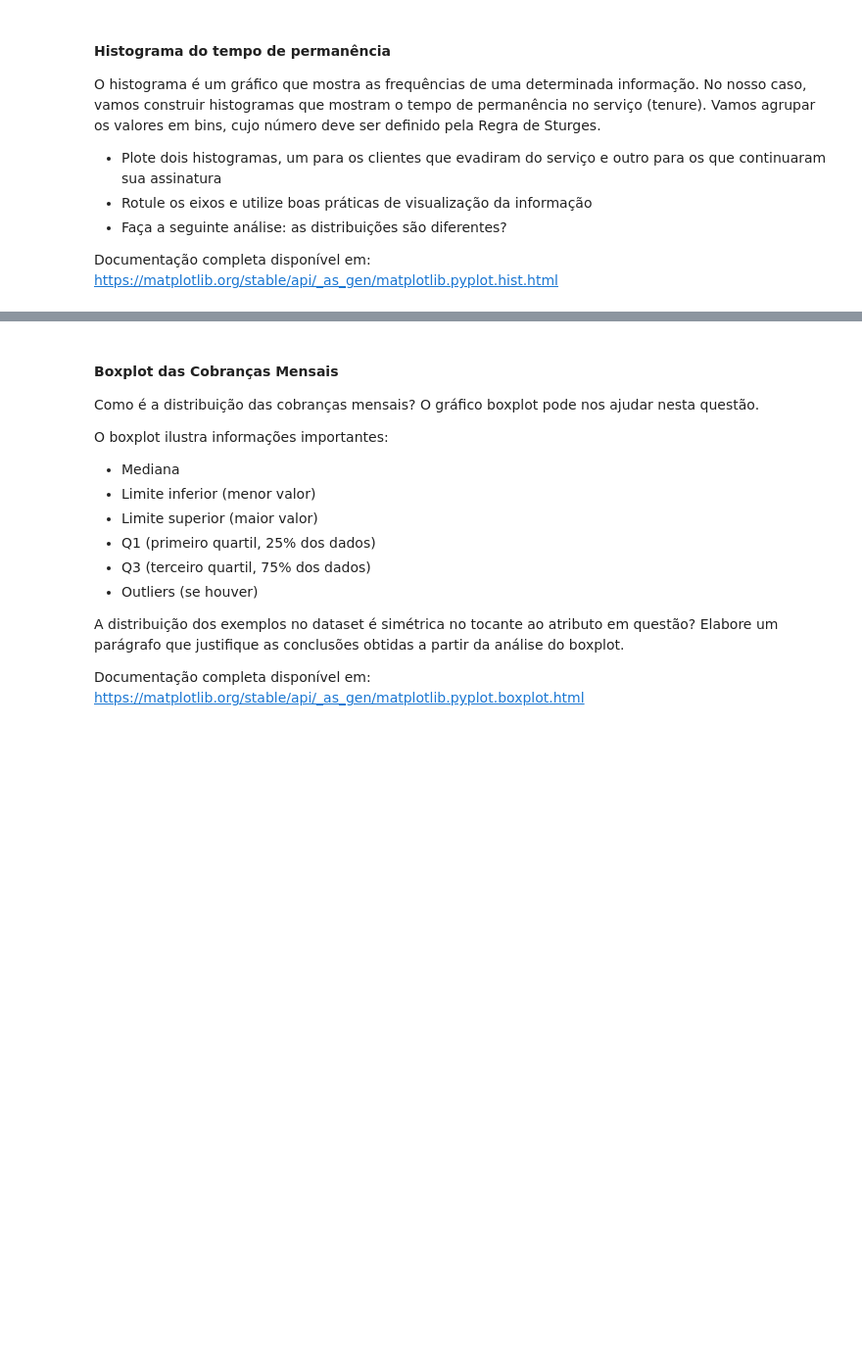
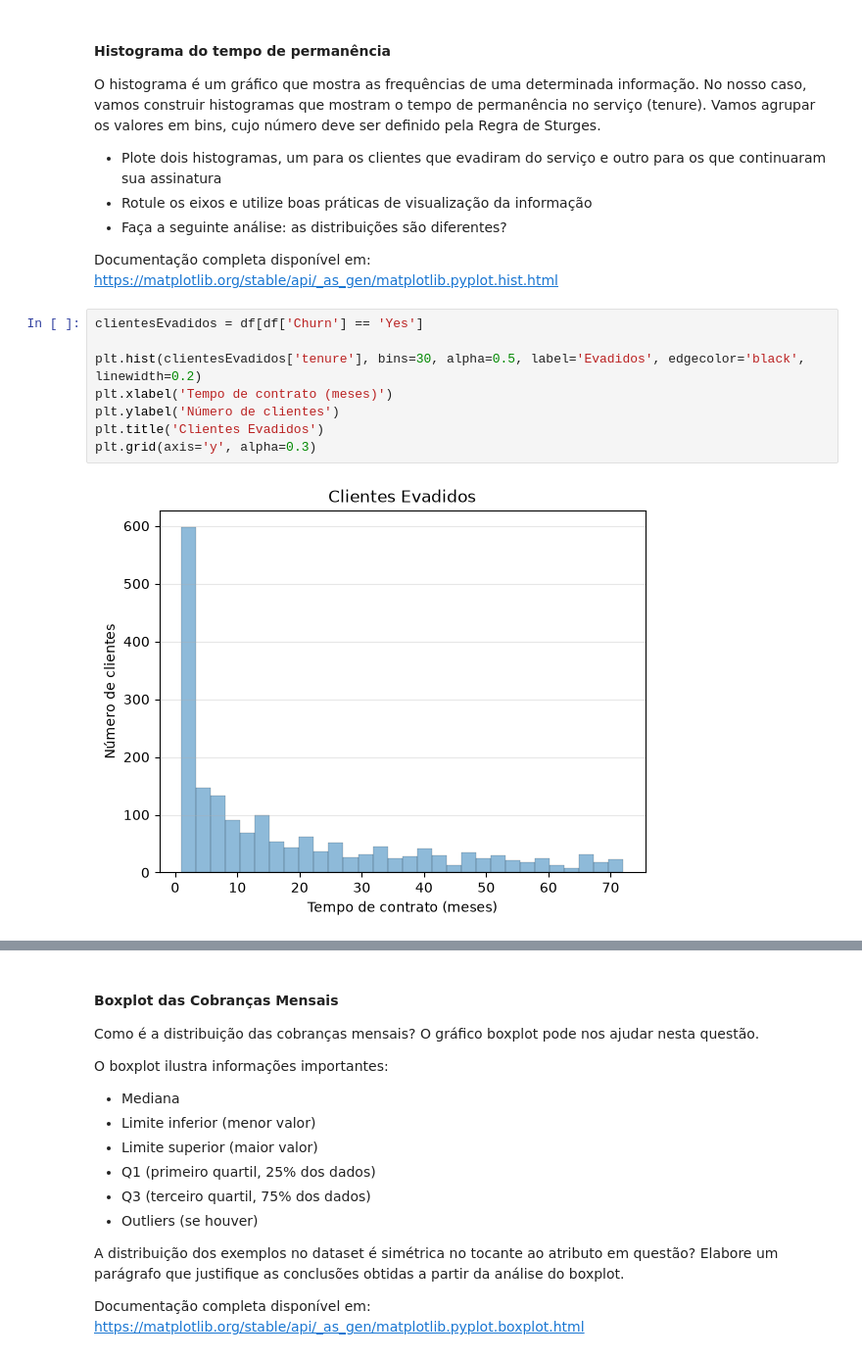
Before and after one commit to devgabrielbenayon/TrabalhoRedesNeurais, a Jupyter notebook: RNA-2025.2-PP1.2.ipynb, the cells around one changed output, grey strips where cells are left out. Shown at 98% size. Saved outputs shown, nothing was run; the diff lists cells and outputs as text; blank space fills up the shorter version.

Commit message:
Add axis labels to histograms and churn rate analysis (hyp. 1 and 2)

```diff
--- a/RNA-2025.2-PP1.2.ipynb
+++ b/RNA-2025.2-PP1.2.ipynb
@@ -135,3 +135,13 @@ O histograma é um gráfico que mostra as frequências de uma determinada inform
 - Faça a seguinte análise: as distribuições são diferentes?
 
 Documentação completa disponível em: https://matplotlib.org/stable/api/_as_gen/matplotlib.pyplot.hist.html
+# %%
+clientesEvadidos = df[df['Churn'] == 'Yes']
+
+plt.hist(clientesEvadidos['tenure'], bins=30, alpha=0.5, label='Evadidos', edgecolor='black', linewidth=0.2)
+plt.xlabel('Tempo de contrato (meses)')
+plt.ylabel('Número de clientes')
+plt.title('Clientes Evadidos')
+plt.grid(axis='y', alpha=0.3)
+# %% [output]
+[figure, added]
```
Also changed, not shown: parts of 9 cells of this notebook.
